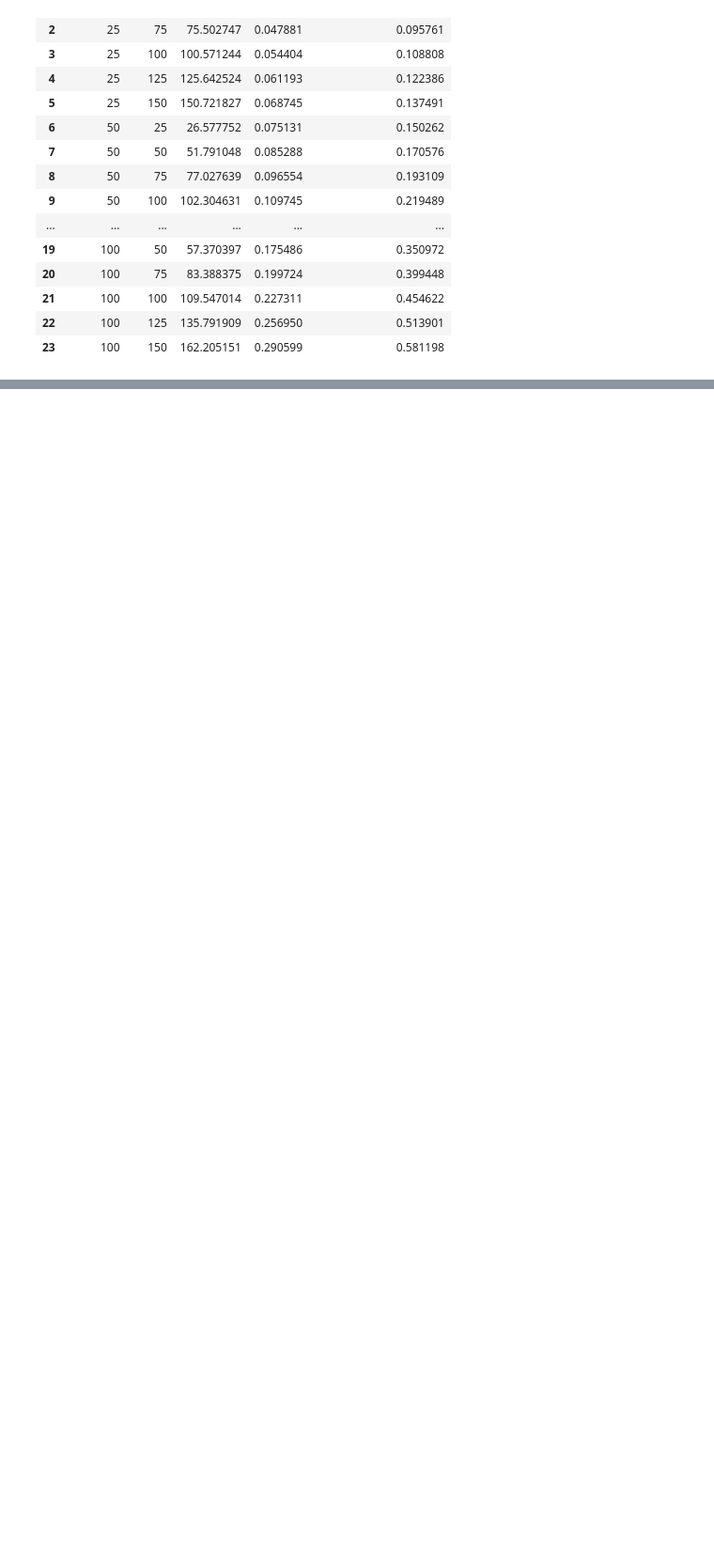
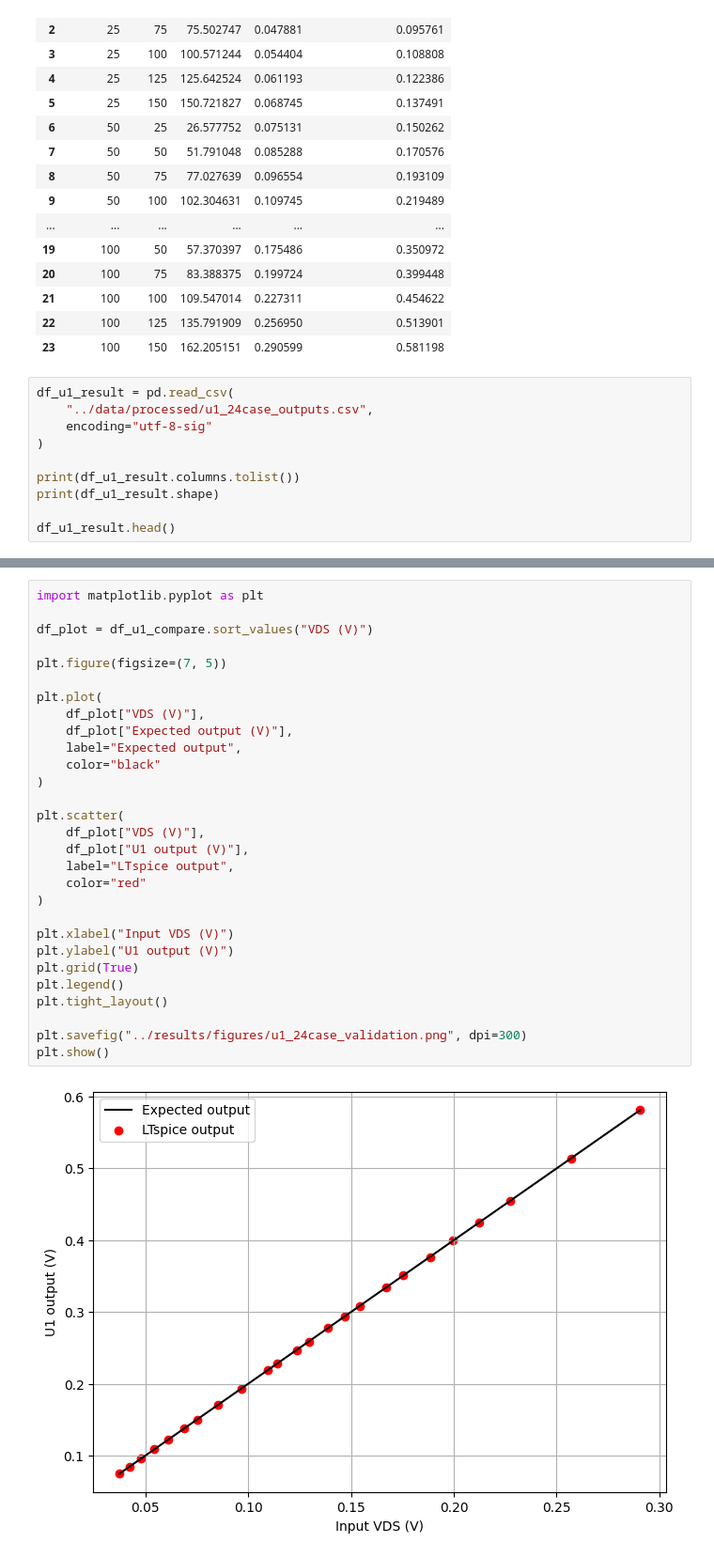
Before and after one commit to insu5177/temperature-compensated-mosfet-current-sensing, a Jupyter notebook: notebooks/03_u1_sensing_validation.ipynb, the cells around one changed output, grey strips where cells are left out. Shown at 94% size. Drawn from its saved outputs; the diff is of its cells as text; blank space fills up the shorter version.

Commit message:
Add U1 validation table and plot for 24 test cases

```diff
--- a/notebooks/03_u1_sensing_validation.ipynb
+++ b/notebooks/03_u1_sensing_validation.ipynb
@@ -120,3 +120,13 @@ df_u1_cases
 | 21 | 100 | 100 | 109.547014 | 0.227311 | 0.454622 |
 | 22 | 100 | 125 | 135.791909 | 0.256950 | 0.513901 |
 | 23 | 100 | 150 | 162.205151 | 0.290599 | 0.581198 |
+# %%
+df_u1_result = pd.read_csv(
+    "../data/processed/u1_24case_outputs.csv",
+    encoding="utf-8-sig"
+)
+
+print(df_u1_result.columns.tolist())
+print(df_u1_result.shape)
+
+df_u1_result.head()
@@ -122,0 +181,31 @@ df_u1_cases
+# %%
+import matplotlib.pyplot as plt
+
+df_plot = df_u1_compare.sort_values("VDS (V)")
+
+plt.figure(figsize=(7, 5))
+
+plt.plot(
+    df_plot["VDS (V)"],
+    df_plot["Expected output (V)"],
+    label="Expected output",
+    color="black"
+)
+
+plt.scatter(
+    df_plot["VDS (V)"],
+    df_plot["U1 output (V)"],
+    label="LTspice output",
+    color="red"
+)
+
+plt.xlabel("Input VDS (V)")
+plt.ylabel("U1 output (V)")
+plt.grid(True)
+plt.legend()
+plt.tight_layout()
+
+plt.savefig("../results/figures/u1_24case_validation.png", dpi=300)
+plt.show()
+# %% [output]
+[figure, added]
```
Also changed, not shown: parts of 4 cells of this notebook, 2 other files.
